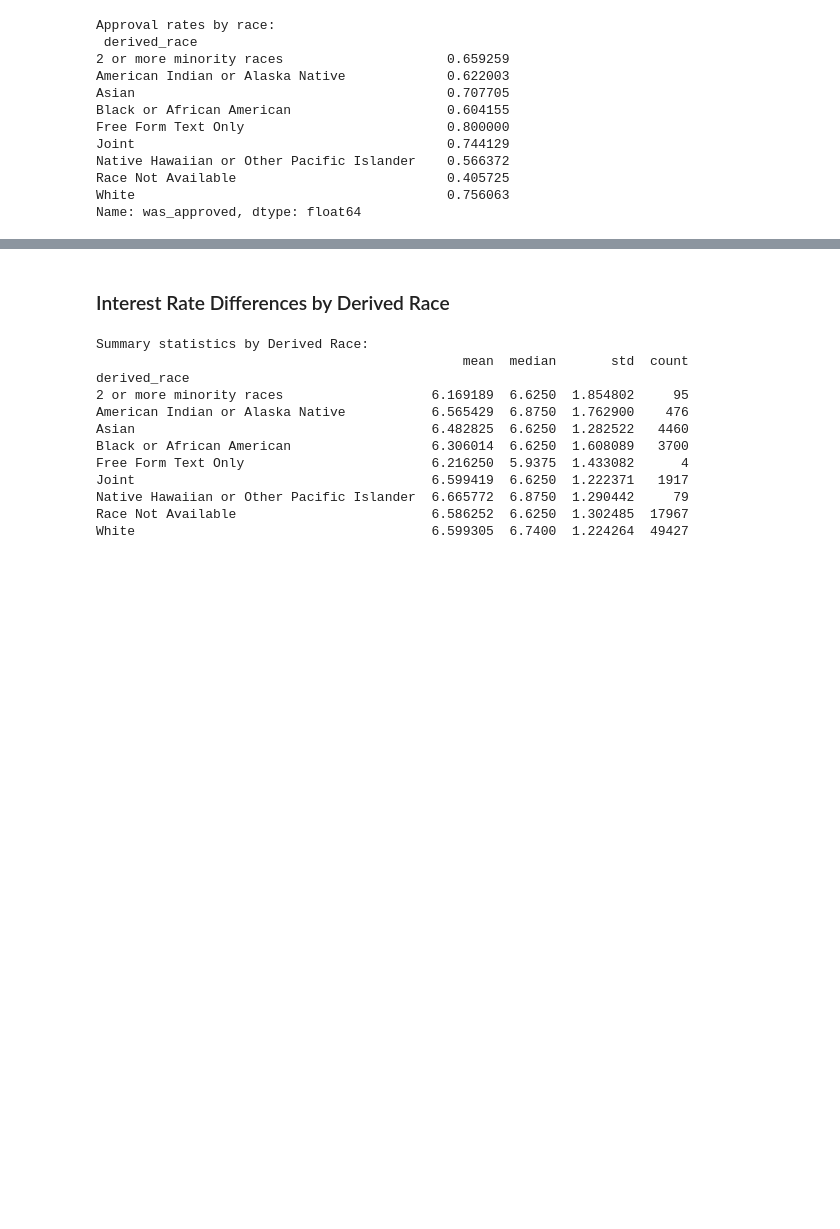
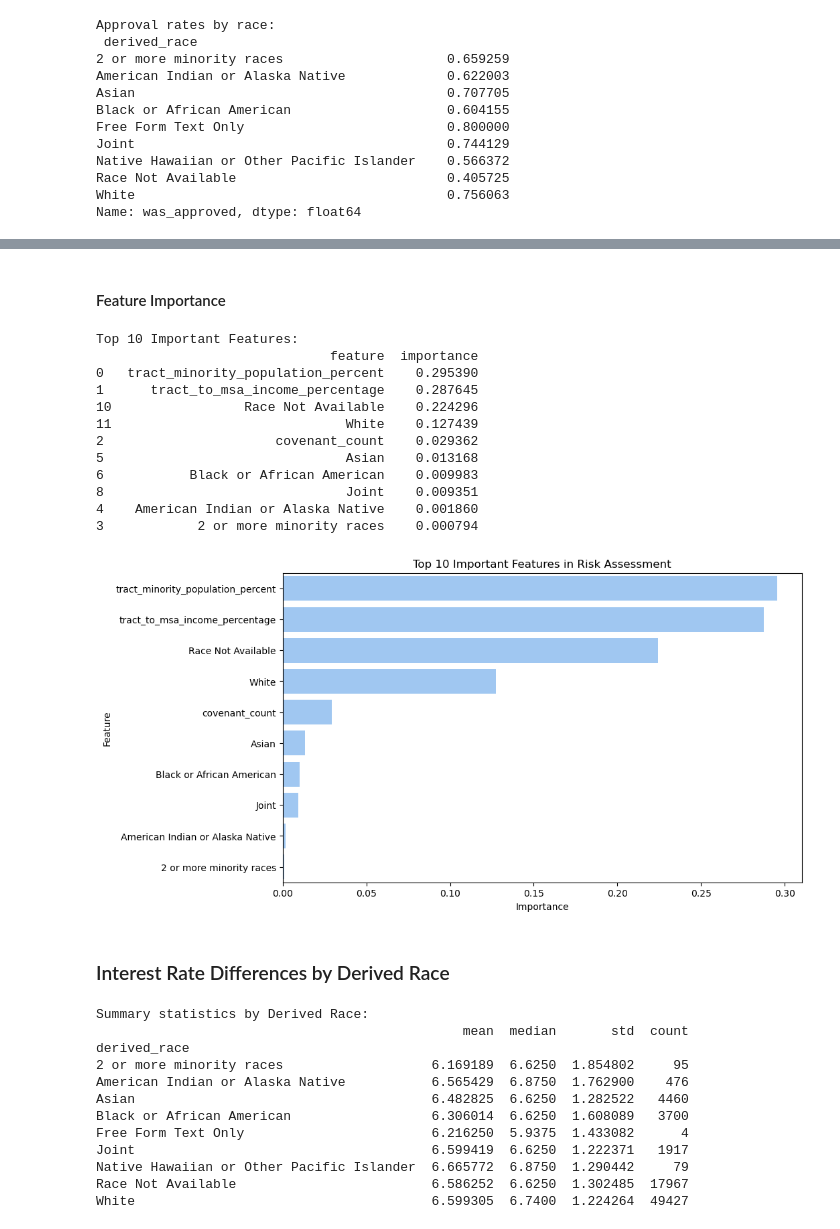
Before and after one commit to IMOsbo/DATA6550-Housing-Bias, a Jupyter notebook: Code/Woods/Module4_WoodsK.ipynb, the cells around one changed output, grey strips where cells are left out. Drawn from its saved outputs; the diff is of its cells as text; code cells hidden in the pictures; blank space fills up the shorter version.

```diff
--- a/Code/Woods/Module4_WoodsK.ipynb
+++ b/Code/Woods/Module4_WoodsK.ipynb
@@ -245,3 +282,35 @@ Name: was_approved, dtype: float64
+# %% [markdown]
+#### Feature Importance
+# %%
+#Computing and displaying feature importance
+importances = rf_clf.feature_importances_
+features = X.columns
+feature_importance_df = pd.DataFrame({"feature": features, "importance": importances})
+feature_importance_df = feature_importance_df.sort_values(by="importance", ascending=False)
+print("\nTop 10 Important Features:")
+print(feature_importance_df.head(10))
+
+#Top 10 important features
+plt.figure(figsize=(10, 6))
+sns.barplot(x="importance", y="feature", data=feature_importance_df.head(10))
+plt.title("Top 10 Important Features in Risk Assessment")
+plt.xlabel("Importance")
+plt.ylabel("Feature")
+plt.show()
+# %% [output]
+Top 10 Important Features:
+                              feature  importance
+0   tract_minority_population_percent    0.295390
+1      tract_to_msa_income_percentage    0.287645
+10                 Race Not Available    0.224296
+11                              White    0.127439
+2                      covenant_count    0.029362
+5                               Asian    0.013168
+6           Black or African American    0.009983
+8                               Joint    0.009351
+4    American Indian or Alaska Native    0.001860
+3            2 or more minority races    0.000794
+[figure, added]
 # %% [markdown]
 ### Interest Rate Differences by Derived Race
 # %%
```
Also changed, not shown: parts of 5 cells of this notebook.
